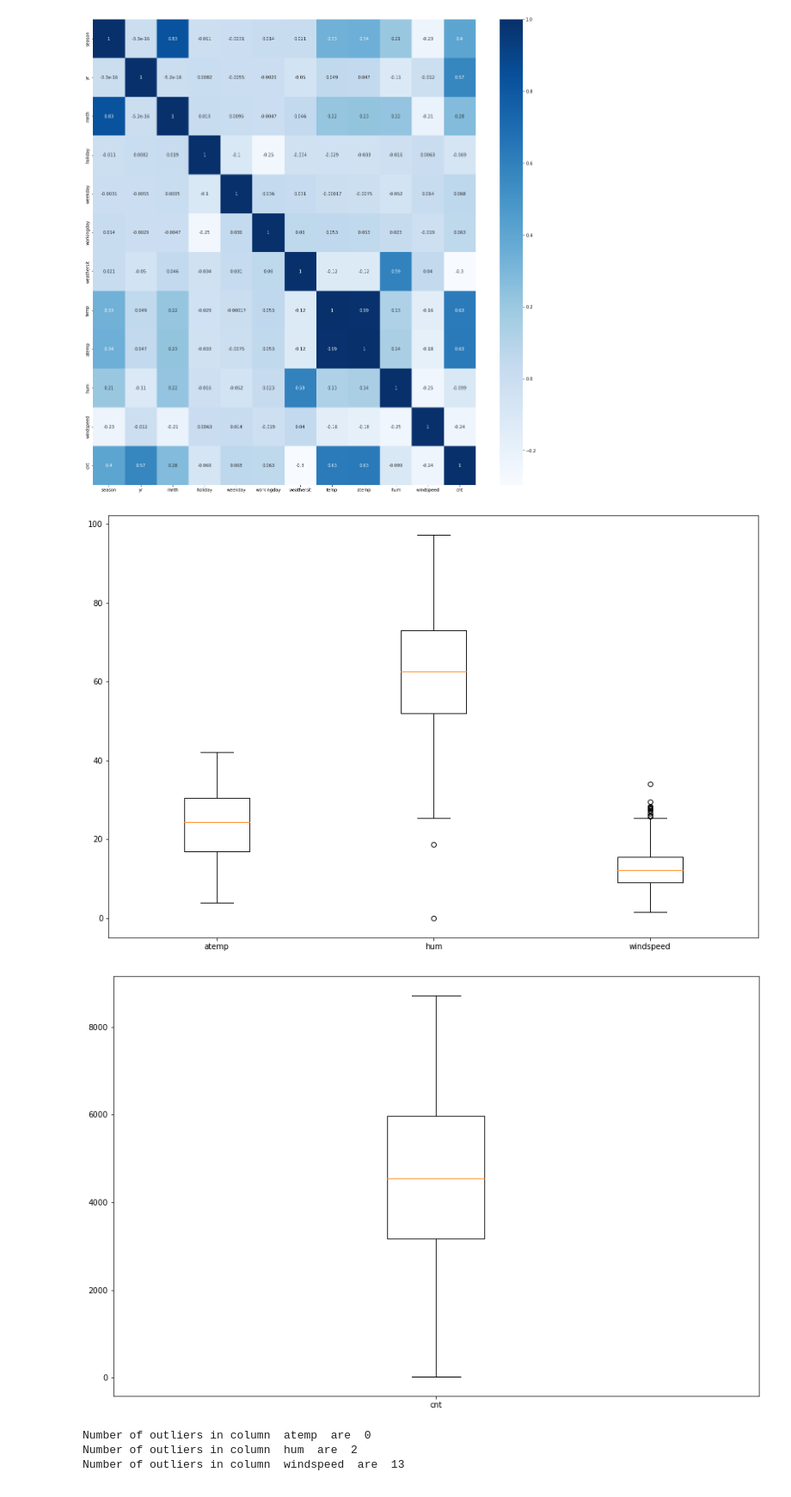
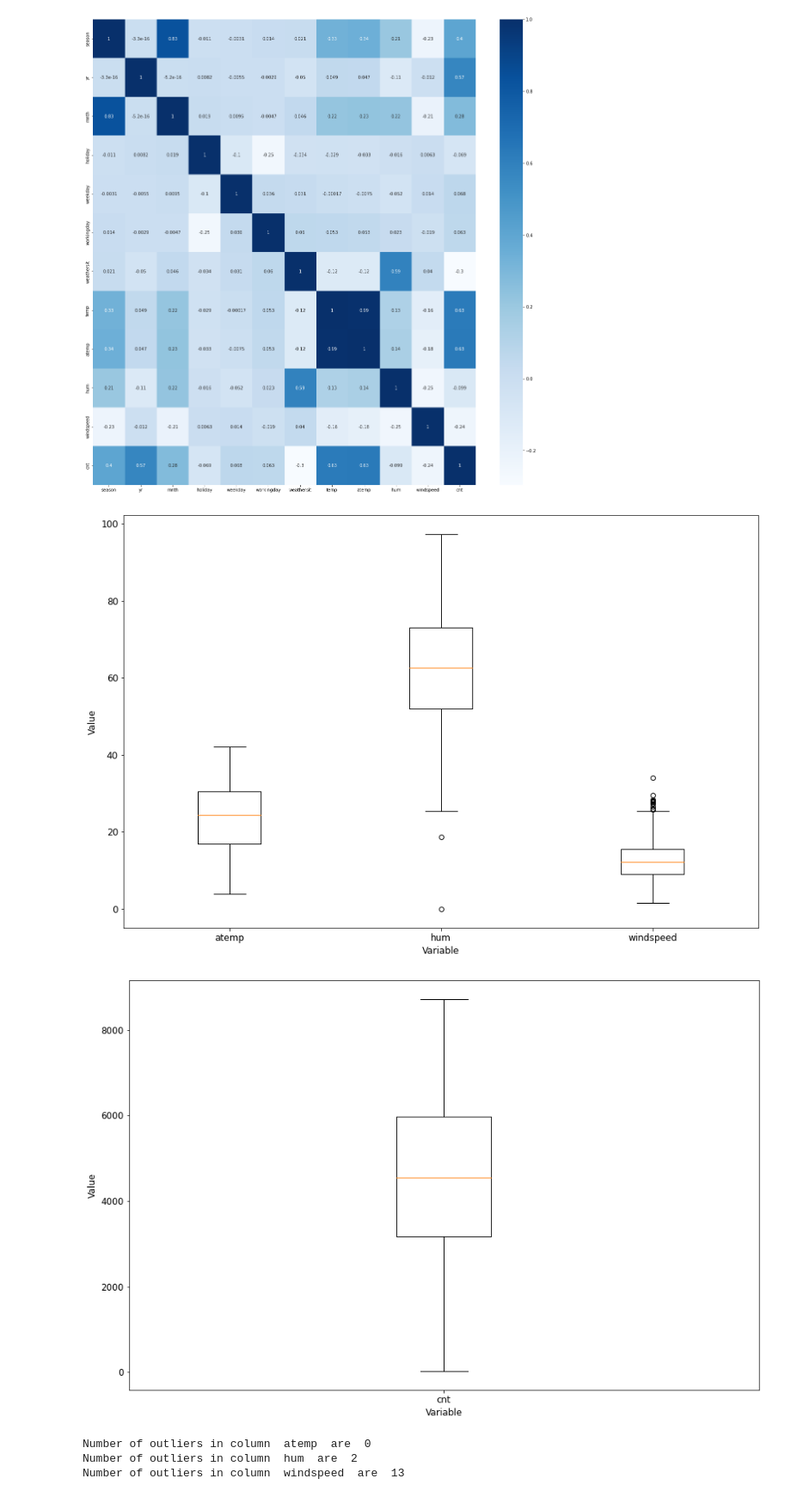
Before and after one commit to kvc0608/Bike-sharing, a Jupyter notebook: Anirudh_KVC.ipynb, the cells around one changed output. Shown: that part at 86% size. Saved outputs shown, nothing was run; the diff lists cells and outputs as text; code cells hidden in the pictures.

```diff
--- a/Anirudh_KVC.ipynb
+++ b/Anirudh_KVC.ipynb
@@ -68,12 +108,14 @@ bike_data.describe()
 | 75% | 3.000000 | 1.000000 | 10.000000 | 0.000000 | 5.000000 | 1.000000 | 2.000000 | 26.880615 | 30.445775 | 72.989575 | ... |
 | max | 4.000000 | 1.000000 | 12.000000 | 1.000000 | 6.000000 | 1.000000 | 3.000000 | 35.328347 | 42.044800 | 97.250000 | ... |
 # %%
-# Plotting heatmap for variables
-corr_mat = bike_data.corr()
-plt.figure(figsize=(20,20))
-blue_map  = sns.color_palette("Blues", as_cmap=True)
-sns.heatmap(corr_mat,cmap=blue_map,annot=True)
-plt.show()
+# Exploratory data analysis
+eda = EDA()
+eda.plot_corr(bike_data)
+# corr_mat = bike_data.corr()
+# plt.figure(figsize=(20,20))
+# blue_map  = sns.color_palette("Blues", as_cmap=True)
+# sns.heatmap(corr_mat,cmap=blue_map,annot=True)
+# plt.show()
 # %% [output]
 [figure]
 # %%
@@ -101,20 +143,13 @@ unordered_cat = ["holiday","working day","weathersit"] # unordered categorical c
 num_columns = ["atemp","hum","windspeed"] # numerical columns
 # d) Cyclic variables
  # 1) season
-# %%
-# Plotting box plot for numerical variables
-plt.figure(figsize=(15,10))
-plt.boxplot(bike_data[num_columns],labels=num_columns)
-plt.show()
-# %% [output]
-[figure, removed]
-# %%
-# Checking for outliers in target variable using box plot
-plt.figure(figsize=(15,10))
-plt.boxplot(bike_data["cnt"],labels=["cnt"])
-plt.show()
-# %% [output]
-[figure, removed]
+# %%
+# Plotting box plot to detect outliers
+eda.box_plot(num_columns)
+eda.box_plot(["cnt"])
+# %% [output]
+[figure, added]
+[figure, added]
 # %%
 # No outliers are found in the target variable
 # %%
```
Also changed, not shown: parts of 26 cells of this notebook.
